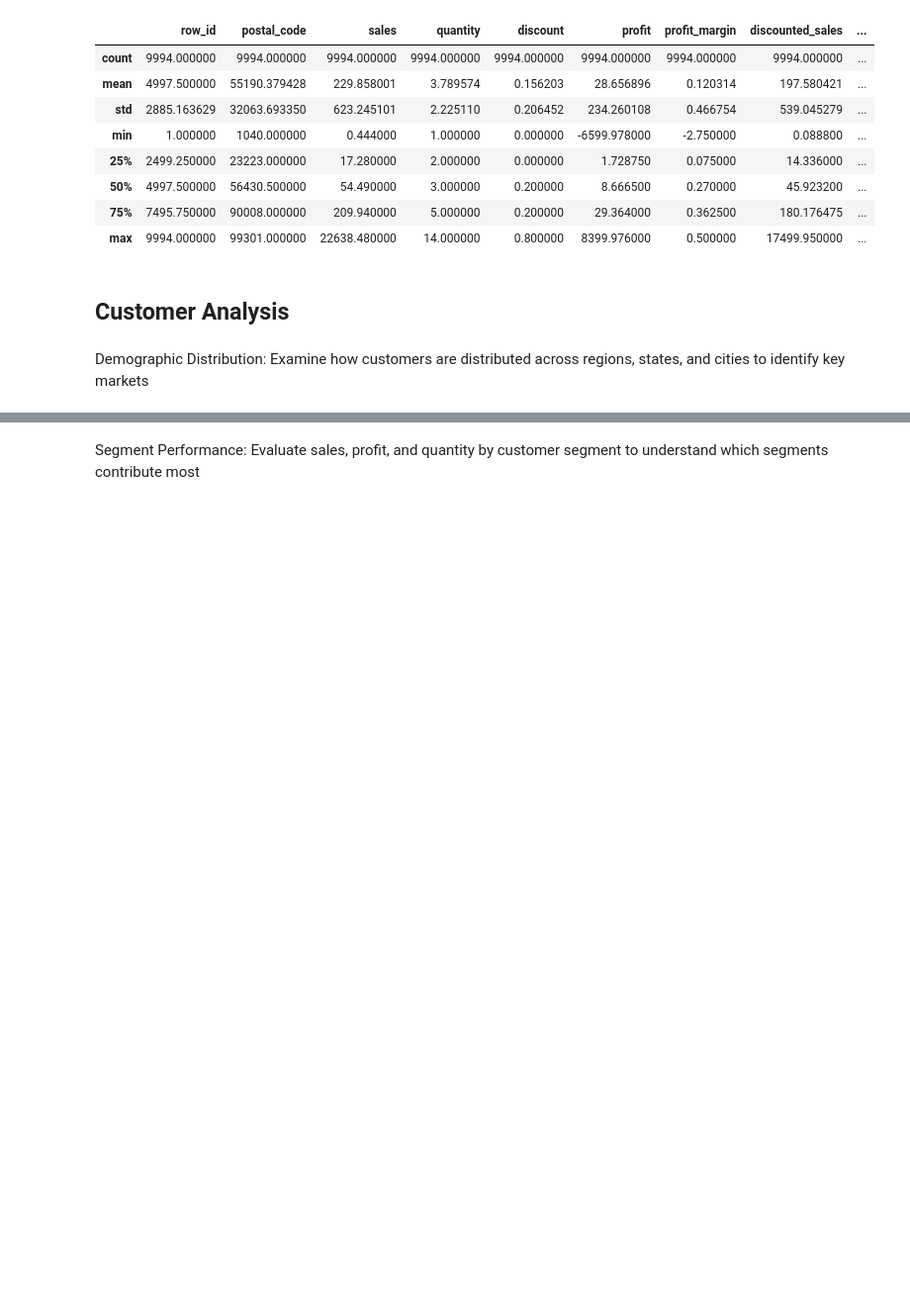
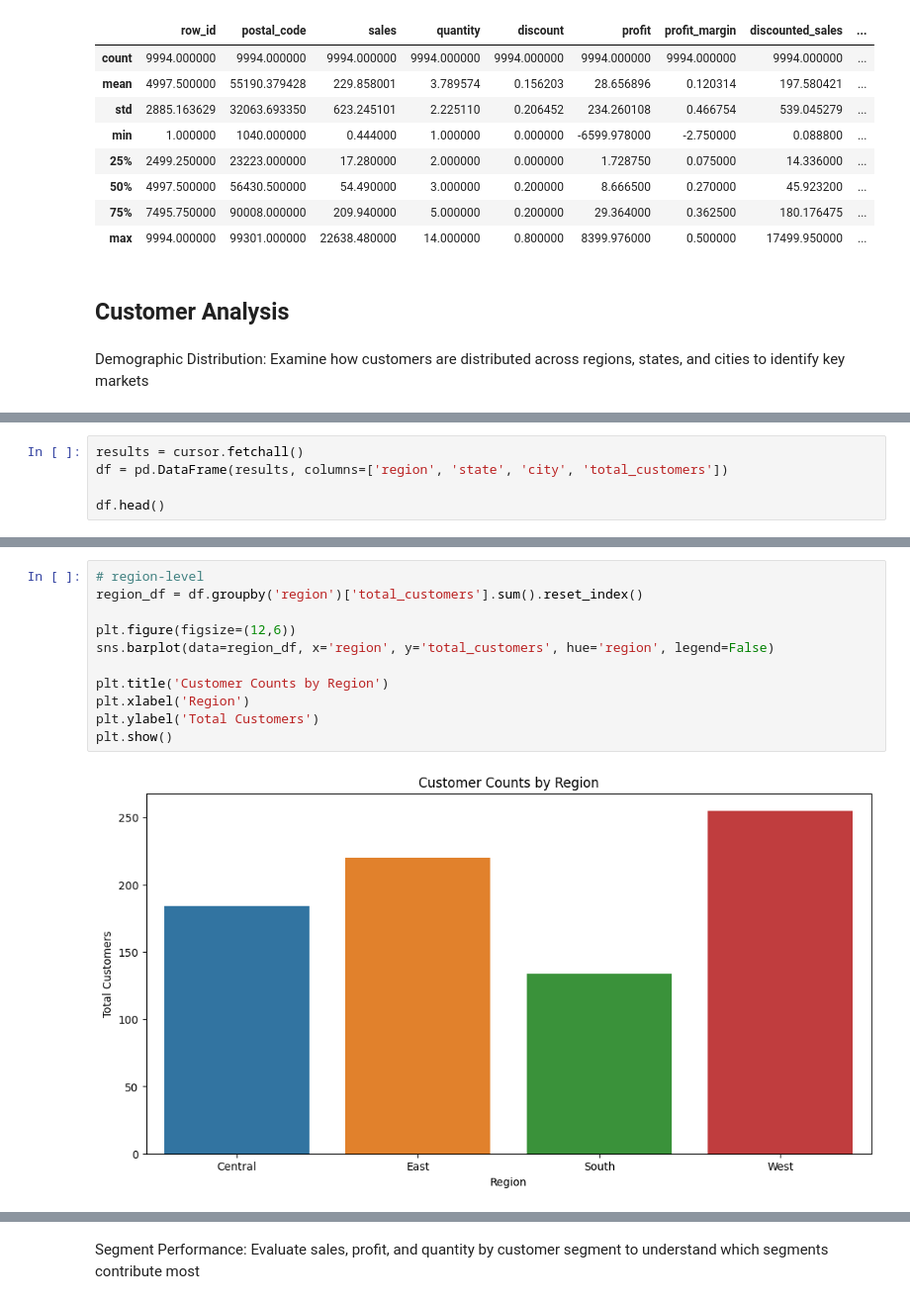
Before and after one commit to markcelemen/sales-performance-dashboard, a Jupyter notebook: eda.ipynb, the cells around one changed output, grey strips where cells are left out. Shown: that part at 99% size. Drawn from its saved outputs; the diff is of its cells as text; blank space fills up the shorter version.

Commit message:
feat: add customer analyses

```diff
--- a/eda.ipynb
+++ b/eda.ipynb
@@ -68,0 +77,5 @@ Demographic Distribution: Examine how customers are distributed across regions,
+# %%
+results = cursor.fetchall()
+df = pd.DataFrame(results, columns=['region', 'state', 'city', 'total_customers'])
+
+df.head()
@@ -68,0 +89,13 @@ Demographic Distribution: Examine how customers are distributed across regions,
+# %%
+# region-level
+region_df = df.groupby('region')['total_customers'].sum().reset_index()
+
+plt.figure(figsize=(12,6))
+sns.barplot(data=region_df, x='region', y='total_customers', hue='region', legend=False)
+
+plt.title('Customer Counts by Region')
+plt.xlabel('Region')
+plt.ylabel('Total Customers')
+plt.show()
+# %% [output]
+[figure, added]
```
Also changed, not shown: parts of 16 cells of this notebook.
